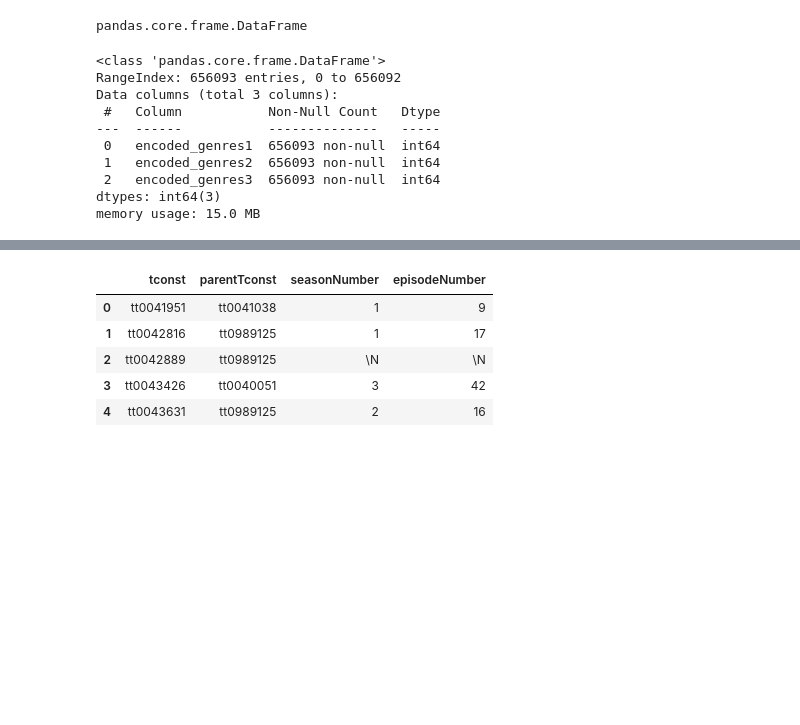
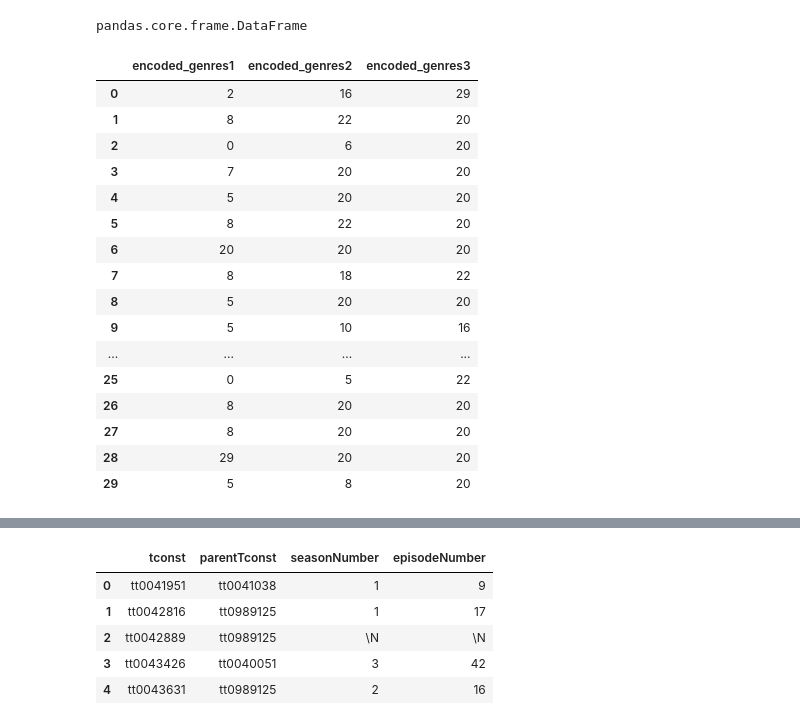
Before and after one commit to tthaopham/Oscars_Predictions, a Jupyter notebook: imdb_data_collection.ipynb, the cells around one changed output, grey strips where cells are left out. Saved outputs shown, nothing was run; the diff lists cells and outputs as text; code cells hidden in the pictures; blank space fills up the shorter version.

```diff
--- a/imdb_data_collection.ipynb
+++ b/imdb_data_collection.ipynb
@@ -476,19 +479,26 @@ pandas.core.frame.DataFrame
 # %%
 genres_df = pd.concat([encoded_genres1, encoded_genres2, encoded_genres3], axis = 1)
 genres_df.columns = ['encoded_genres1','encoded_genres2','encoded_genres3']
-genres_df.head(20)
-genres_df.info()
+genres_df.head(30)
+# genres_df.info()
 # %% [output]
-<class 'pandas.core.frame.DataFrame'>
-RangeIndex: 656093 entries, 0 to 656092
-Data columns (total 3 columns):
- #   Column           Non-Null Count   Dtype
----  ------           --------------   -----
- 0   encoded_genres1  656093 non-null  int64
- 1   encoded_genres2  656093 non-null  int64
- 2   encoded_genres3  656093 non-null  int64
-dtypes: int64(3)
-memory usage: 15.0 MB
+|  | encoded_genres1 | encoded_genres2 | encoded_genres3 |
+| 0 | 2 | 16 | 29 |
+| 1 | 8 | 22 | 20 |
+| 2 | 0 | 6 | 20 |
+| 3 | 7 | 20 | 20 |
+| 4 | 5 | 20 | 20 |
+| 5 | 8 | 22 | 20 |
+| 6 | 20 | 20 | 20 |
+| 7 | 8 | 18 | 22 |
+| 8 | 5 | 20 | 20 |
+| 9 | 5 | 10 | 16 |
+| ... | ... | ... | ... |
+| 25 | 0 | 5 | 22 |
+| 26 | 8 | 20 | 20 |
+| 27 | 8 | 20 | 20 |
+| 28 | 29 | 20 | 20 |
+| 29 | 5 | 8 | 20 |
 # %%
 titleId_basics_genres_sep.reset_index(drop=True, inplace=True)
 genres_df.reset_index(drop=True, inplace=True)
```
Also changed, not shown: parts of 14 cells of this notebook, 5 other files.
